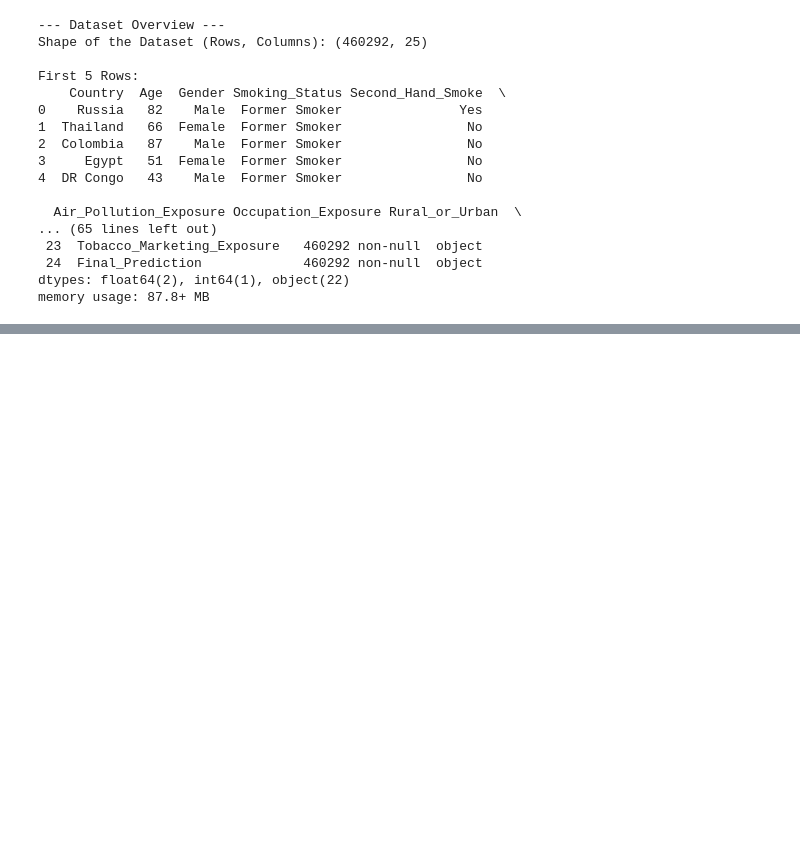
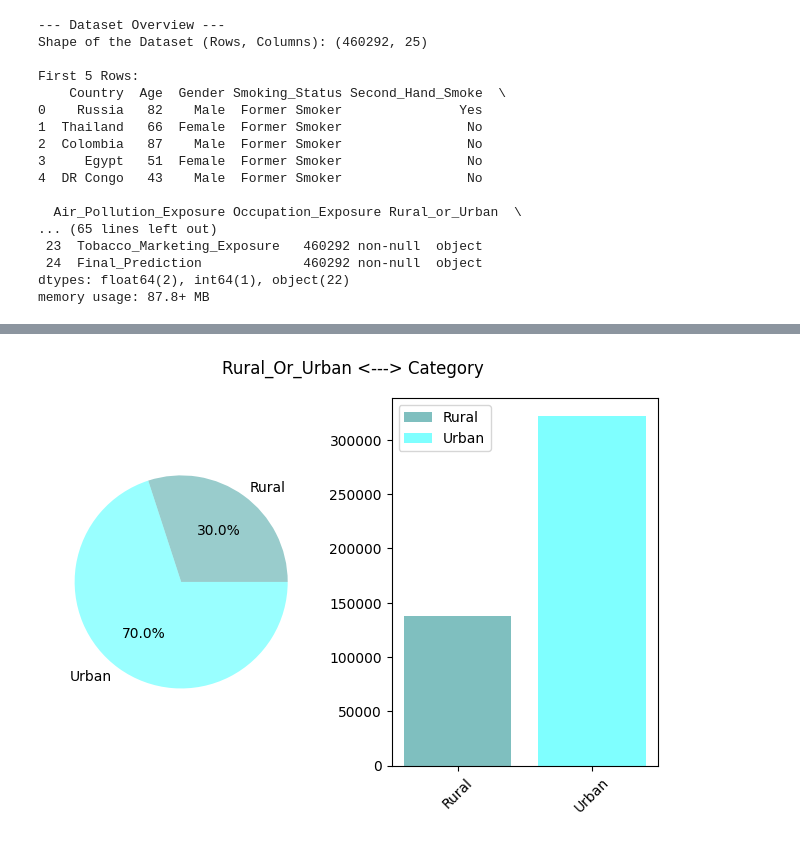
Before and after one commit to Mareeha-Nadeem/CancerCare, a Jupyter notebook: data_science/notebook/eda.ipynb, the cells around one changed output, grey strips where cells are left out. Drawn from its saved outputs; the diff is of its cells as text; code cells hidden in the pictures; blank space fills up the shorter version.

```diff
--- a/data_science/notebook/eda.ipynb
+++ b/data_science/notebook/eda.ipynb
@@ -159,0 +557,4 @@ plt.show()
+# %%
+vz.feature(_df['Rural_or_Urban'])
+# %% [output]
+[figure, added]
```
Also changed, not shown: parts of 31 cells of this notebook, 11 other files.
